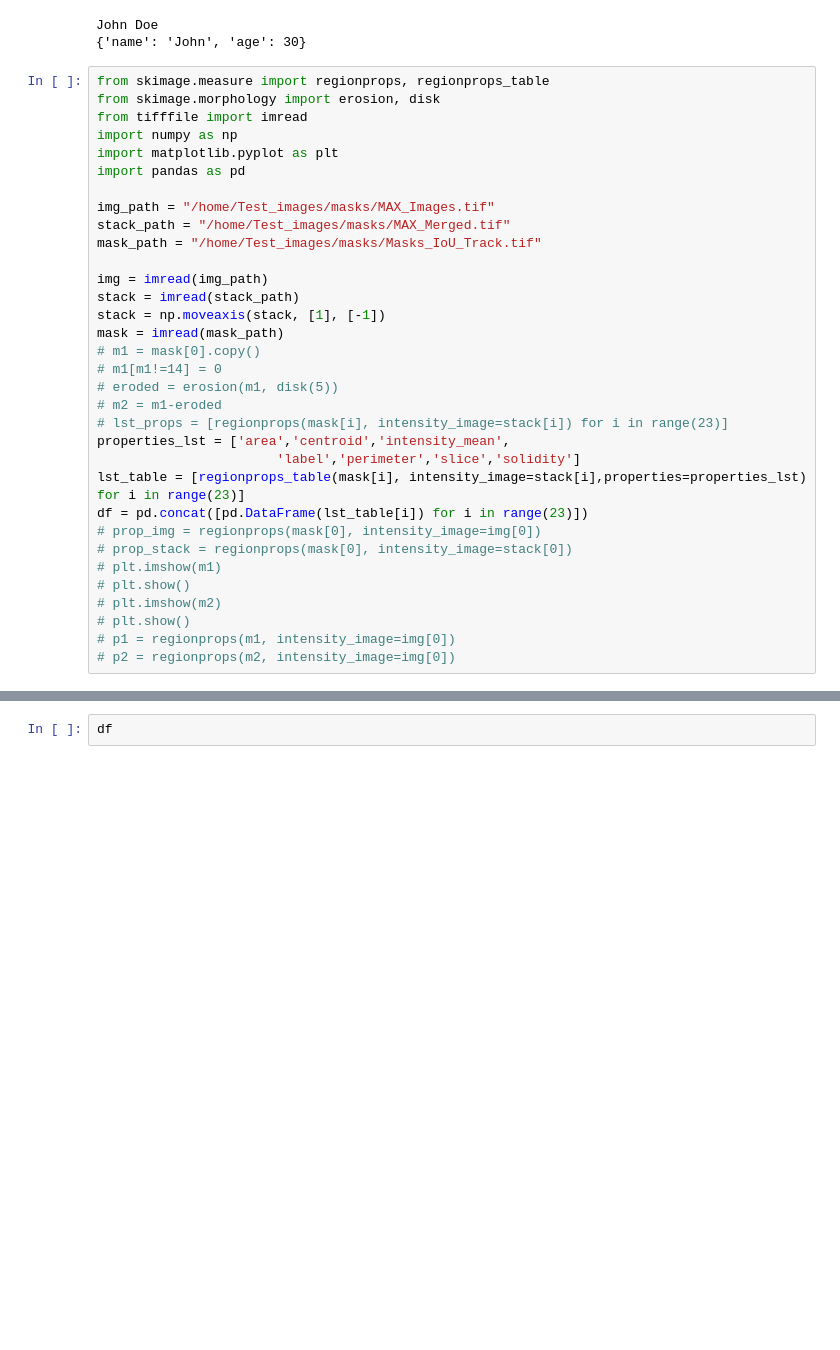
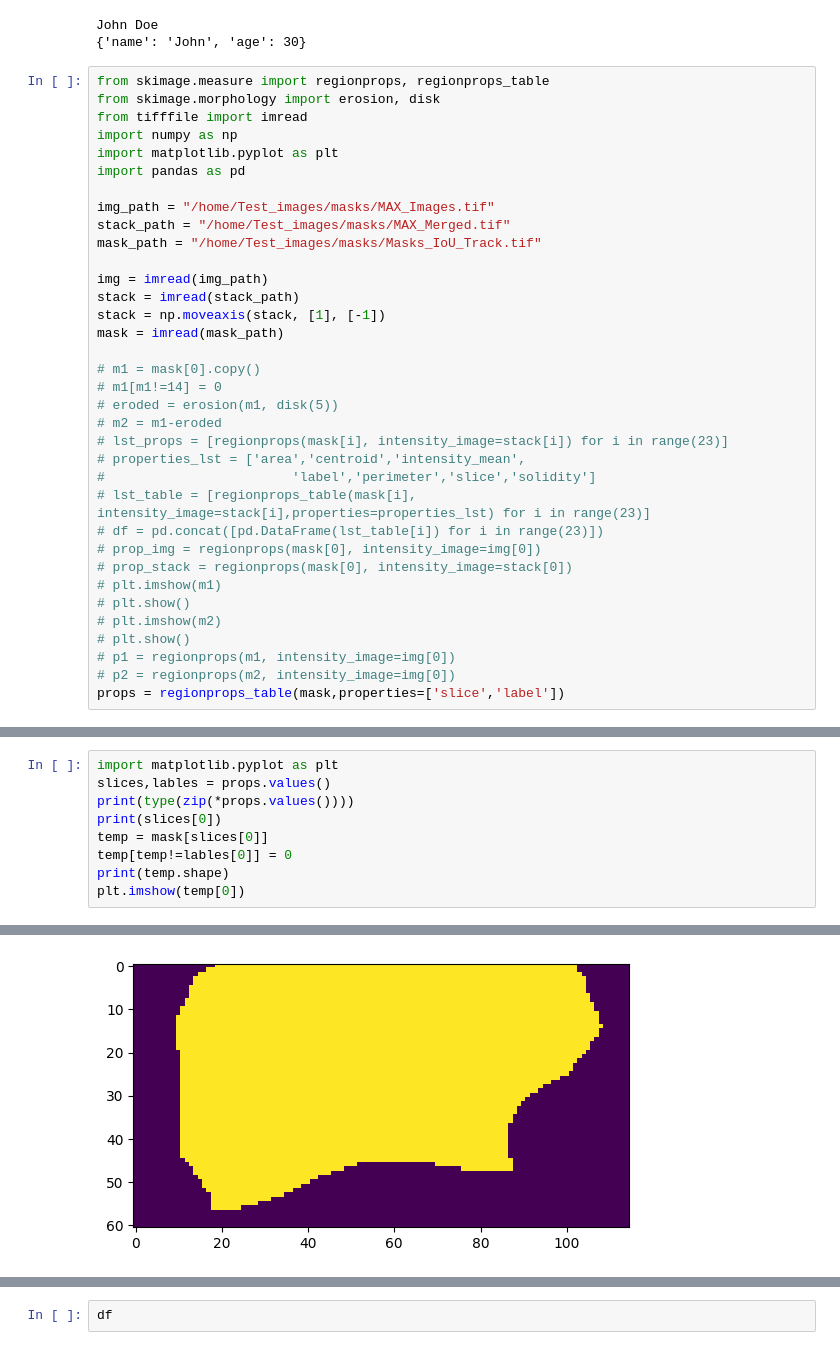
Before and after one commit to BennyGinger/ImageAnalysis_pipeline, a Jupyter notebook: play.ipynb, the cells around one changed output, grey strips where cells are left out. Drawn from its saved outputs; the diff is of its cells as text; blank space fills up the shorter version.

```diff
--- a/play.ipynb
+++ b/play.ipynb
@@ -817,15 +817,16 @@ img = imread(img_path)
 stack = imread(stack_path)
 stack = np.moveaxis(stack, [1], [-1])
 mask = imread(mask_path)
+
 # m1 = mask[0].copy()
 # m1[m1!=14] = 0
 # eroded = erosion(m1, disk(5))
 # m2 = m1-eroded
 # lst_props = [regionprops(mask[i], intensity_image=stack[i]) for i in range(23)]
-properties_lst = ['area','centroid','intensity_mean',
-                       'label','perimeter','slice','solidity']
-lst_table = [regionprops_table(mask[i], intensity_image=stack[i],properties=properties_lst) for i in range(23)]
-df = pd.concat([pd.DataFrame(lst_table[i]) for i in range(23)])
+# properties_lst = ['area','centroid','intensity_mean',
+#                        'label','perimeter','slice','solidity']
+# lst_table = [regionprops_table(mask[i], intensity_image=stack[i],properties=properties_lst) for i in range(23)]
+# df = pd.concat([pd.DataFrame(lst_table[i]) for i in range(23)])
 # prop_img = regionprops(mask[0], intensity_image=img[0])
 # prop_stack = regionprops(mask[0], intensity_image=stack[0])
 # plt.imshow(m1)
@@ -834,3 +835,4 @@ df = pd.concat([pd.DataFrame(lst_table[i]) for i in range(23)])
 # plt.show()
 # p1 = regionprops(m1, intensity_image=img[0])
 # p2 = regionprops(m2, intensity_image=img[0])
+props = regionprops_table(mask,properties=['slice','label'])
@@ -836,0 +848,10 @@ df = pd.concat([pd.DataFrame(lst_table[i]) for i in range(23)])
+# %%
+import matplotlib.pyplot as plt
+slices,lables = props.values()
+print(type(zip(*props.values())))
+print(slices[0])
+temp = mask[slices[0]]
+temp[temp!=lables[0]] = 0
+print(temp.shape)
+plt.imshow(temp[0])
+# %% [output]
@@ -836,0 +862 @@ df = pd.concat([pd.DataFrame(lst_table[i]) for i in range(23)])
+[figure, added]
```
Also changed, not shown: parts of 3 cells of this notebook, 5 other files.
